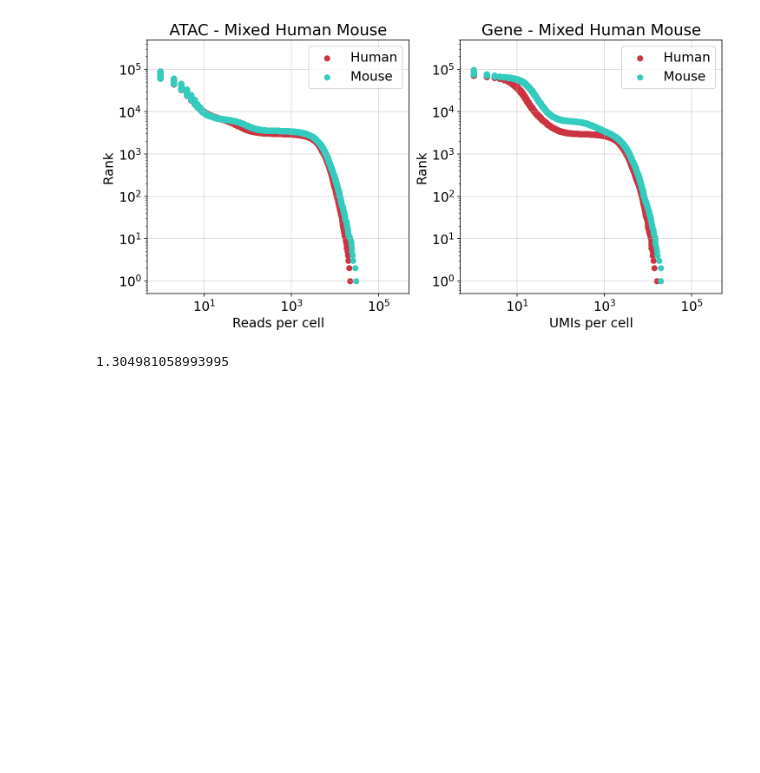
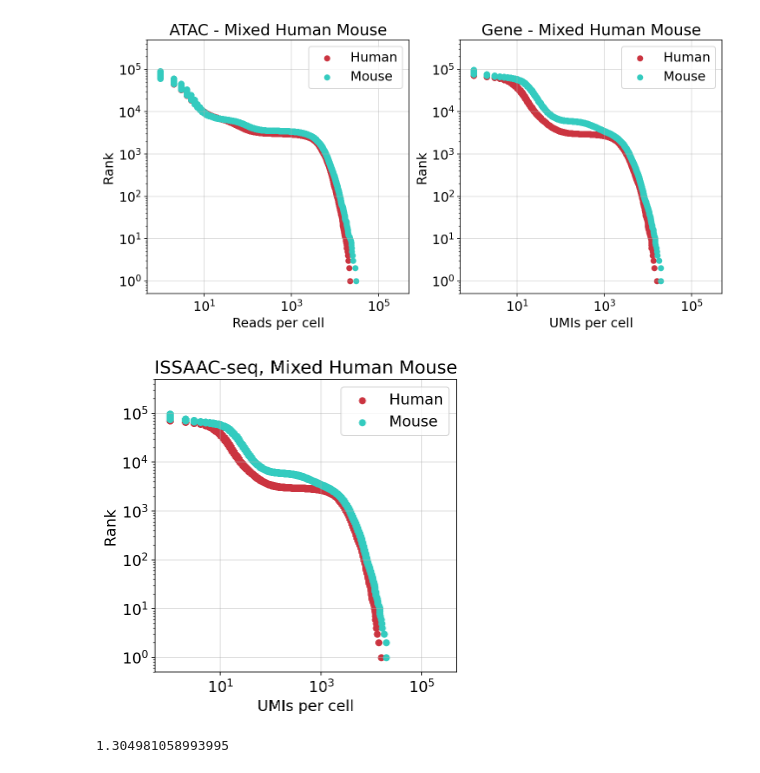
Before and after one commit to pachterlab/BGP_2023, a Jupyter notebook: analysis/notebooks/final_issaacseq-hgmm.ipynb, the cells around one changed output. Saved outputs shown, nothing was run; the diff lists cells and outputs as text; code cells hidden in the pictures; blank space fills up the shorter version.

```diff
--- a/analysis/notebooks/final_issaacseq-hgmm.ipynb
+++ b/analysis/notebooks/final_issaacseq-hgmm.ipynb
@@ -92,6 +92,33 @@ ax.legend()
 fig.show()
 # %% [output]
 [figure]
+# %%
+fig, ax = plt.subplots(figsize=(5,5), constrained_layout=True)
+
+x = mu.obs["gene:human_counts_sum"].sort_values(ascending=False)
+y = np.arange(x.shape[0])
+ax.scatter(x,y, label="Human", c=red)
+
+x = mu.obs["gene:mouse_counts_sum"].sort_values(ascending=False)
+y = np.arange(x.shape[0])
+ax.scatter(x,y, label="Mouse", c=blue)
+
+ax.set(**{
+    "xscale": "log",
+    "yscale": "log",
+    "xlabel": "UMIs per cell",
+    "ylabel": "Rank",
+    "title": "ISSAAC-seq, Mixed Human Mouse",
+    "xlim": (0.5, 5e5),
+    "ylim": (0.5, 5e5)
+})
+ax.grid(alpha=0.5)
+ax.legend()
+fig.savefig("figures/issaacseq_hgmm_kneeplot_umis.png", bbox_inches="tight", dpi=300)
+
+fig.show()
+# %% [output]
+[figure, added]
 # %%
 nr_atac = 615_070_551
 nr_gene = 802_655_419
```
Also changed, not shown: parts of 2 cells of this notebook, 9 other files.
